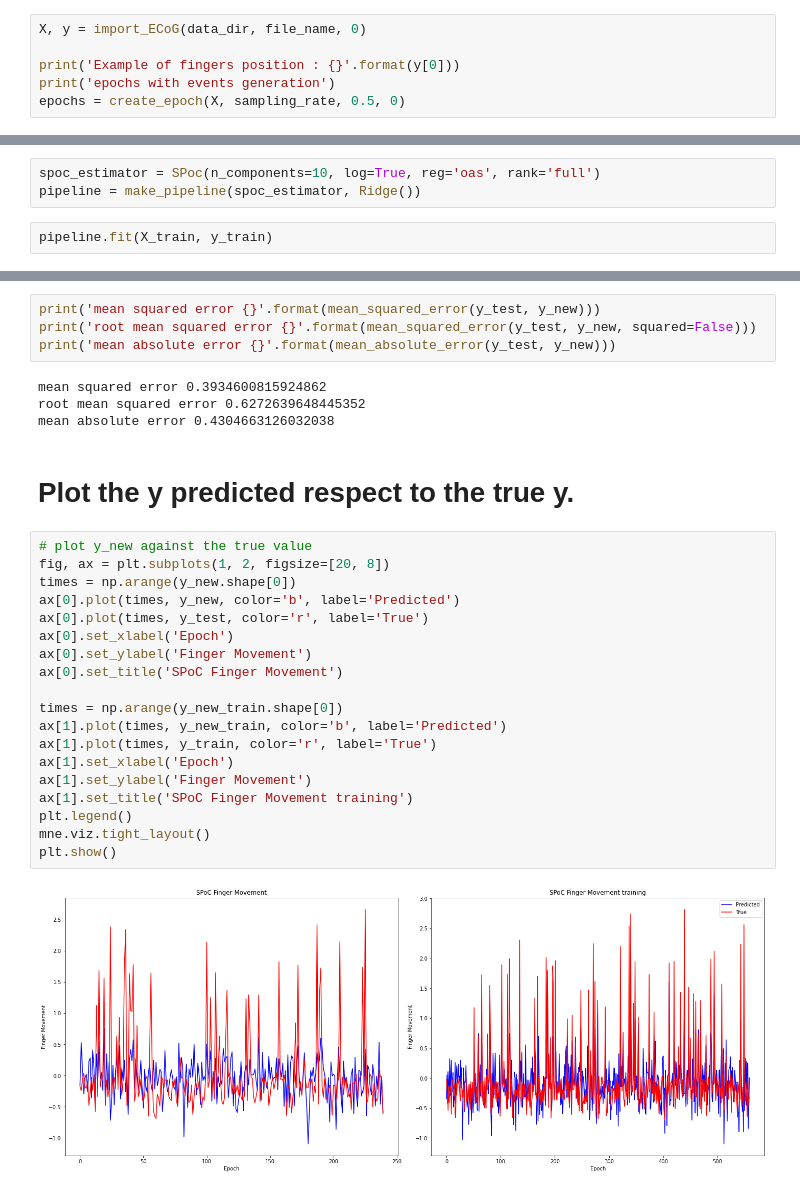
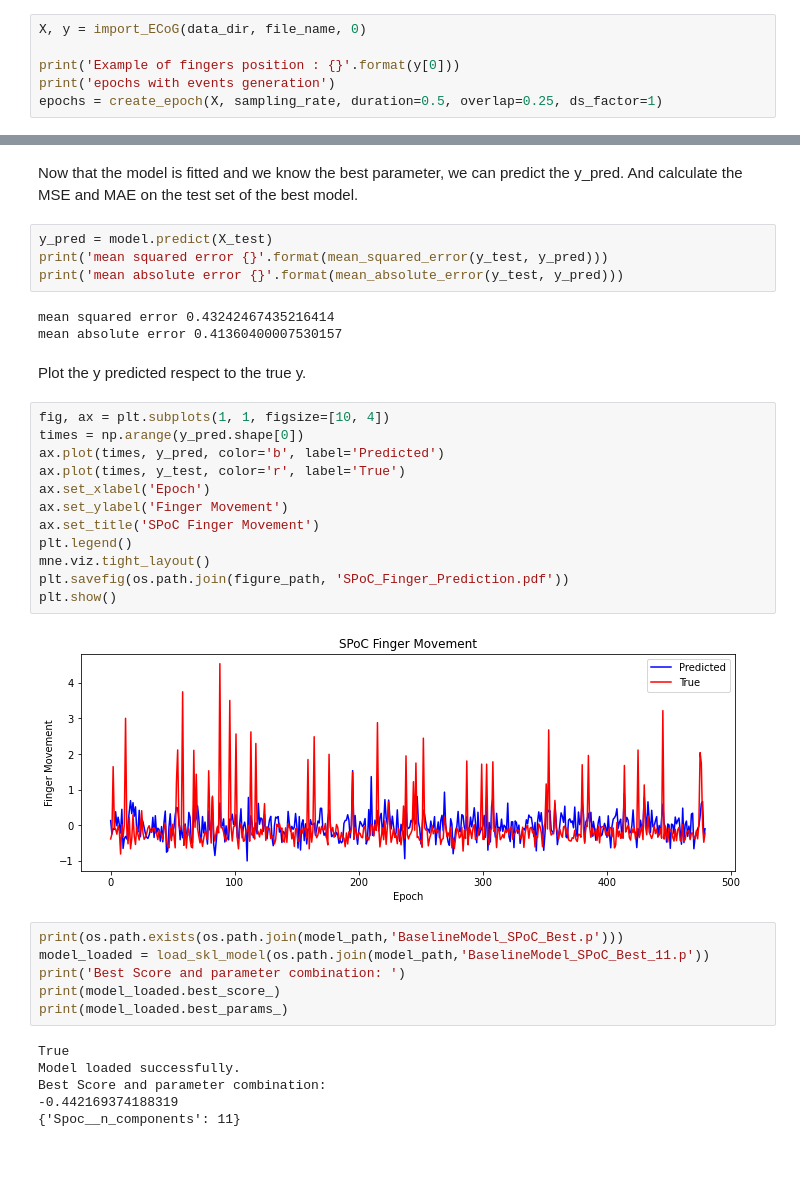
Before and after one commit to matteoanelli/MEG-prediction, a Jupyter notebook: ECoG/BaselineModel_SPoC.ipynb, the cells around one changed output, grey strips where cells are left out. Drawn from its saved outputs; the diff is of its cells as text; blank space fills up the shorter version.

Commit message:
First Basic Baseline model completed, explaination inside respective notebook

```diff
--- a/ECoG/BaselineModel_SPoC.ipynb
+++ b/ECoG/BaselineModel_SPoC.ipynb
@@ -19,7 +41,7 @@ X, y = import_ECoG(data_dir, file_name, 0)
 
 print('Example of fingers position : {}'.format(y[0]))
 print('epochs with events generation')
-epochs = create_epoch(X, sampling_rate, 0.5, 0)
+epochs = create_epoch(X, sampling_rate, duration=0.5, overlap=0.25, ds_factor=1)
 # %% [output]
 The input data are of shape: (400000, 62), the corresponding y shape (filtered to 1 finger) is: (400000,)
 Example of fingers position : -0.4001128575793339
@@ -70,5 +80,0 @@ X_train shape (560, 62, 500), y_train shape (560,)
-# %%
-spoc_estimator = SPoc(n_components=10, log=True, reg='oas', rank='full')
-pipeline = make_pipeline(spoc_estimator, Ridge())
-# %%
-pipeline.fit(X_train, y_train)
@@ -100,31 +138,38 @@ y_new = pipeline.predict(X_test)
+# %% [markdown]
+Now that the model is fitted and we know the best parameter, we can predict the y_pred. And calculate the MSE and MAE
+on the test set of the best model.
 # %%
-print('mean squared error {}'.format(mean_squared_error(y_test, y_new)))
-print('root mean squared error {}'.format(mean_squared_error(y_test, y_new, squared=False)))
-print('mean absolute error {}'.format(mean_absolute_error(y_test, y_new)))
+y_pred = model.predict(X_test)
+print('mean squared error {}'.format(mean_squared_error(y_test, y_pred)))
+print('mean absolute error {}'.format(mean_absolute_error(y_test, y_pred)))
 # %% [output]
-mean squared error 0.3934600815924862
-root mean squared error 0.6272639648445352
-mean absolute error 0.4304663126032038
+mean squared error 0.43242467435216414
+mean absolute error 0.41360400007530157
 # %% [markdown]
-# Plot the y predicted respect to the true y.
+Plot the y predicted respect to the true y.
 # %%
-# plot y_new against the true value
-fig, ax = plt.subplots(1, 2, figsize=[20, 8])
-times = np.arange(y_new.shape[0])
-ax[0].plot(times, y_new, color='b', label='Predicted')
-ax[0].plot(times, y_test, color='r', label='True')
-ax[0].set_xlabel('Epoch')
-ax[0].set_ylabel('Finger Movement')
-ax[0].set_title('SPoC Finger Movement')
-
-times = np.arange(y_new_train.shape[0])
-ax[1].plot(times, y_new_train, color='b', label='Predicted')
-ax[1].plot(times, y_train, color='r', label='True')
-ax[1].set_xlabel('Epoch')
-ax[1].set_ylabel('Finger Movement')
-ax[1].set_title('SPoC Finger Movement training')
+fig, ax = plt.subplots(1, 1, figsize=[10, 4])
+times = np.arange(y_pred.shape[0])
+ax.plot(times, y_pred, color='b', label='Predicted')
+ax.plot(times, y_test, color='r', label='True')
+ax.set_xlabel('Epoch')
+ax.set_ylabel('Finger Movement')
+ax.set_title('SPoC Finger Movement')
 plt.legend()
 mne.viz.tight_layout()
+plt.savefig(os.path.join(figure_path, 'SPoC_Finger_Prediction.pdf'))
 plt.show()
 # %% [output]
-[figure, old version]
+[figure, new version]
+# %%
+print(os.path.exists(os.path.join(model_path,'BaselineModel_SPoC_Best.p')))
+model_loaded = load_skl_model(os.path.join(model_path,'BaselineModel_SPoC_Best_11.p'))
+print('Best Score and parameter combination: ')
+print(model_loaded.best_score_)
+print(model_loaded.best_params_)
+# %% [output]
+True
+Model loaded successfully.
+Best Score and parameter combination:
+-0.442169374188319
+{'Spoc__n_components': 11}
```
Also changed, not shown: parts of 19 cells of this notebook, 2 other files.
